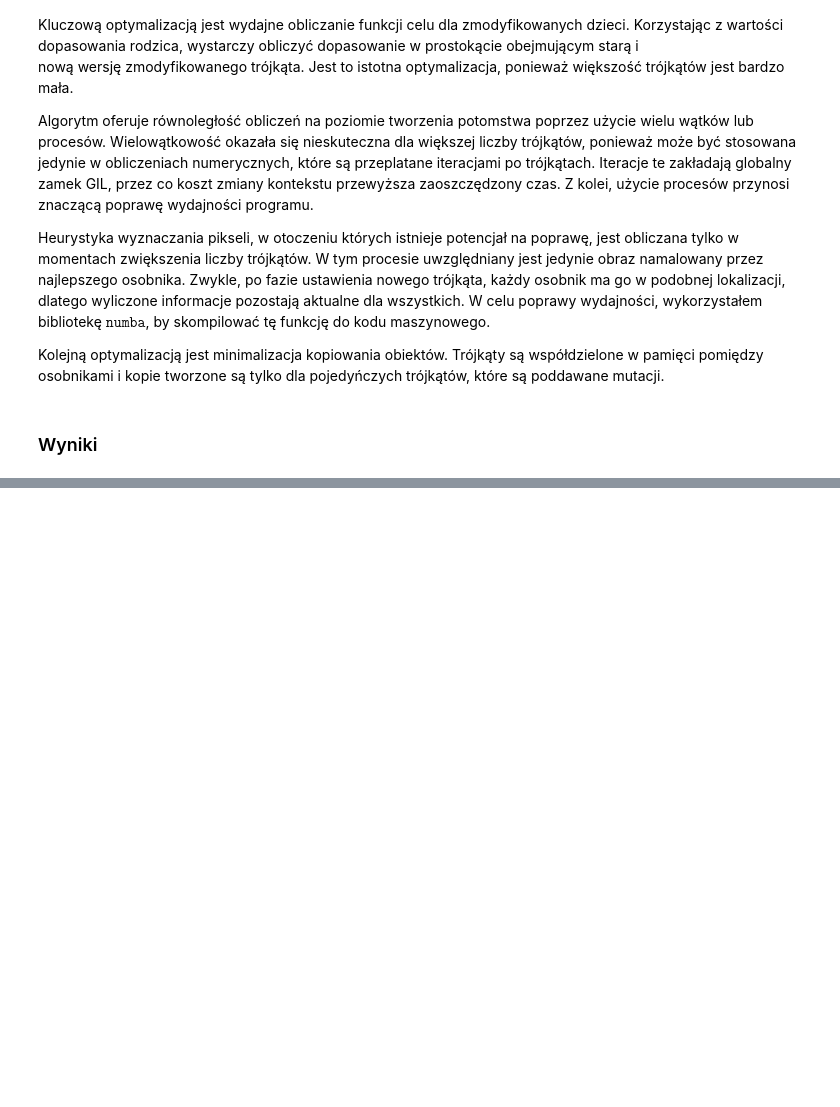
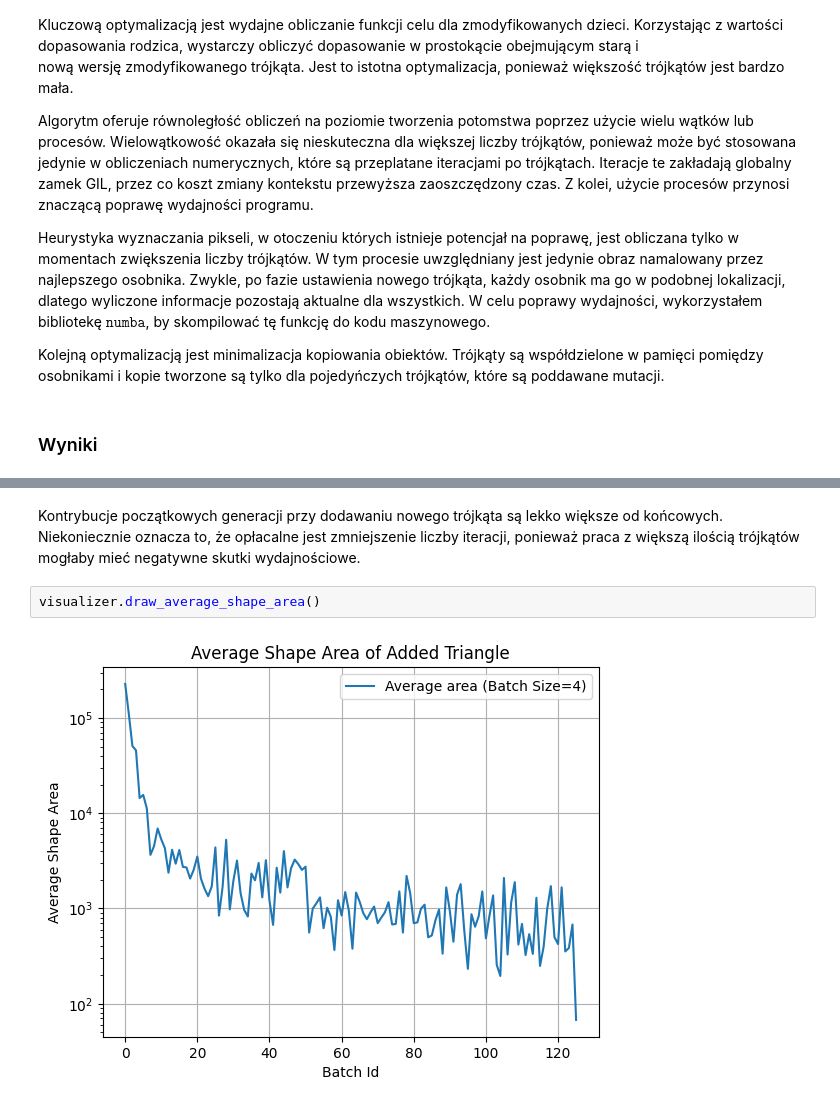
Before and after one commit to Bohun9/TriArt, a Jupyter notebook: report.ipynb, the cells around one changed output, grey strips where cells are left out. Drawn from its saved outputs; the diff is of its cells as text; blank space fills up the shorter version.

```diff
--- a/report.ipynb
+++ b/report.ipynb
@@ -76,0 +92,9 @@ fig1, fig2, fig3 = generate_visuals.create_graphs("images/mona_lisa.jpg", "mona3
+# %% [markdown]
+Kontrybucje początkowych generacji przy dodawaniu nowego trójkąta są lekko
+większe od końcowych. Niekoniecznie oznacza to, że opłacalne jest
+zmniejszenie liczby iteracji, ponieważ praca z większą ilością trójkątów
+mogłaby mieć negatywne skutki wydajnościowe.
+# %%
+visualizer.draw_average_shape_area()
+# %% [output]
+[figure, added]
```
Also changed, not shown: parts of 18 cells of this notebook, 4 other files.
